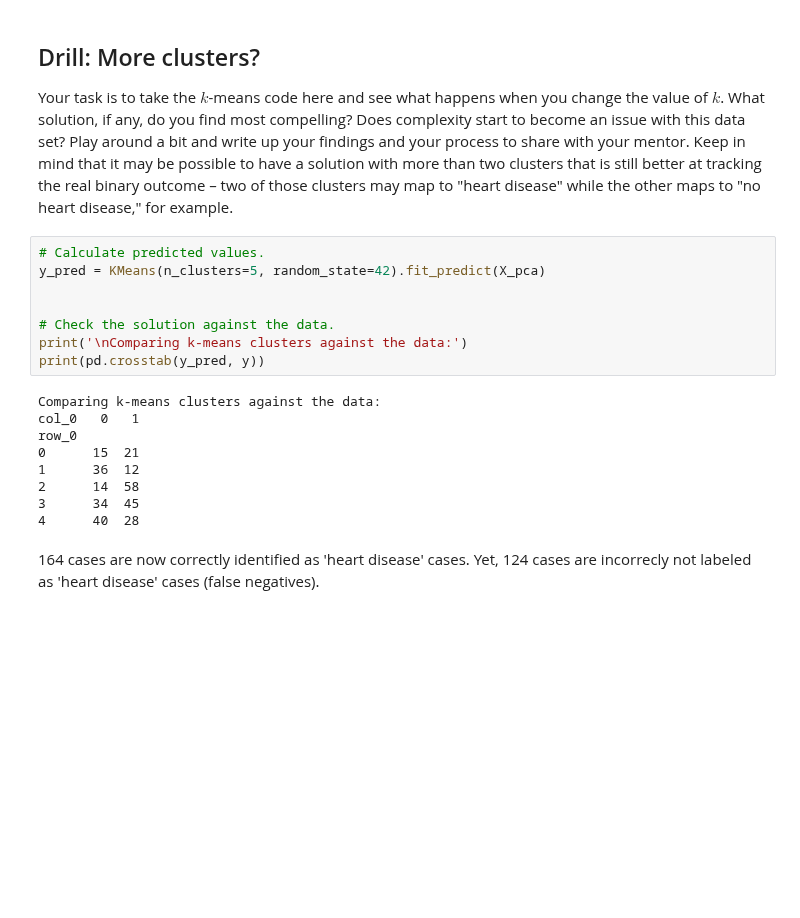
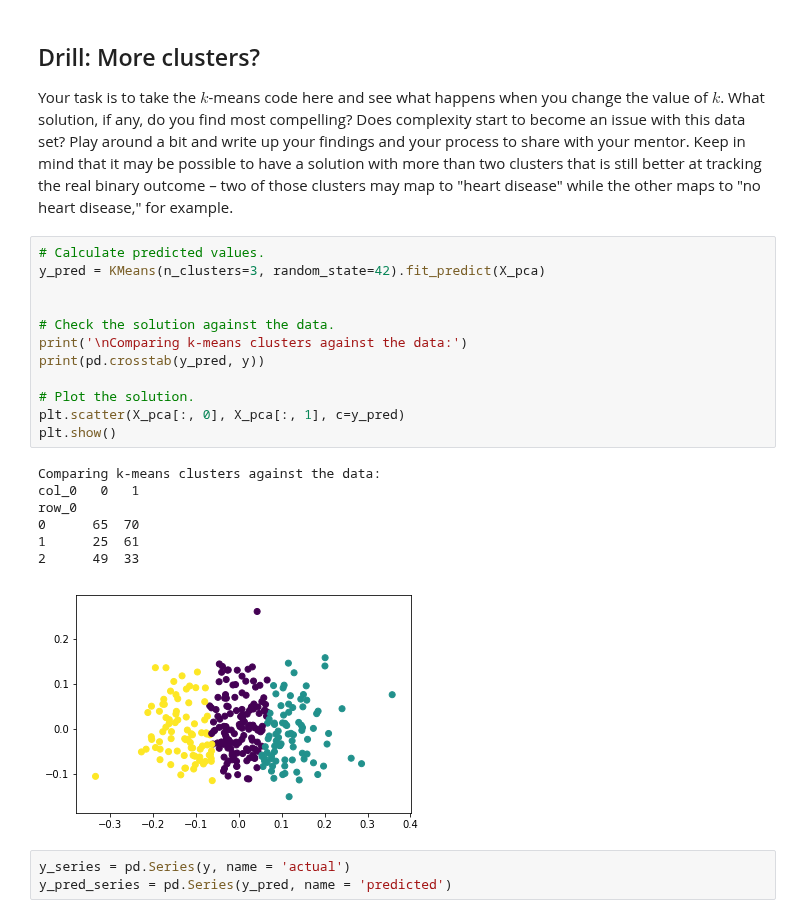
Before and after one commit to innawendell/Describing-Data-, a Jupyter notebook: 4.2.2+K-Means.ipynb, the cells around one changed output. Saved outputs shown, nothing was run; the diff lists cells and outputs as text; blank space fills up the shorter version.

```diff
--- a/4.2.2+K-Means.ipynb
+++ b/4.2.2+K-Means.ipynb
@@ -144,22 +151,26 @@ This marks a significant change. How substantial is the computational performanc
 Your task is to take the $k$-means code here and see what happens when you change the value of $k$.  What solution, if any, do you find most compelling? Does complexity start to become an issue with this data set? Play around a bit and write up your findings and your process to share with your mentor.  Keep in mind that it may be possible to have a solution with more than two clusters that is still better at tracking the real binary outcome – two of those clusters may map to "heart disease" while the other maps to "no heart disease," for example.
 # %%
 # Calculate predicted values.
-y_pred = KMeans(n_clusters=5, random_state=42).fit_predict(X_pca)
+y_pred = KMeans(n_clusters=3, random_state=42).fit_predict(X_pca)
 
 
 # Check the solution against the data.
 print('\nComparing k-means clusters against the data:')
 print(pd.crosstab(y_pred, y))
+
+# Plot the solution.
+plt.scatter(X_pca[:, 0], X_pca[:, 1], c=y_pred)
+plt.show()
 # %% [output]
 Comparing k-means clusters against the data:
 col_0   0   1
 row_0
-0      15  21
-1      36  12
-2      14  58
-3      34  45
-4      40  28
+0      65  70
+1      25  61
+2      49  33
+[figure, added]
-# %% [markdown]
-164 cases are now correctly identified as 'heart disease' cases. Yet, 124 cases are incorrecly not labeled as 'heart disease' cases (false negatives).
+# %%
+y_series = pd.Series(y, name = 'actual')
+y_pred_series = pd.Series(y_pred, name = 'predicted')
 # %%
 # Each batch will be made up of 200 data points.
```
Also changed, not shown: parts of 12 cells of this notebook.
